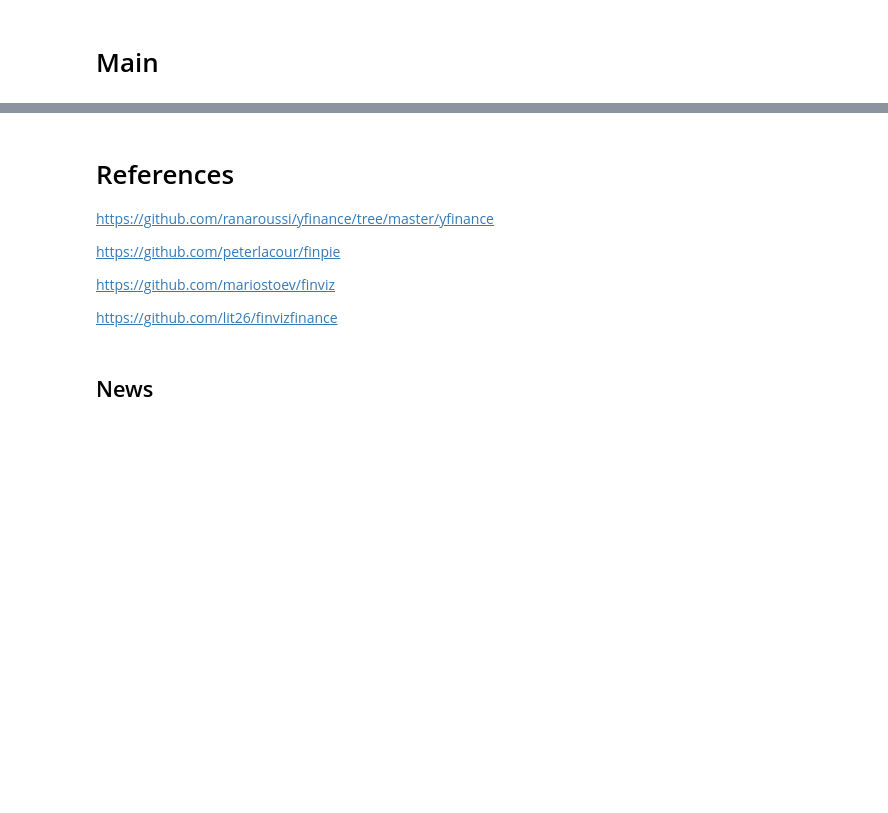
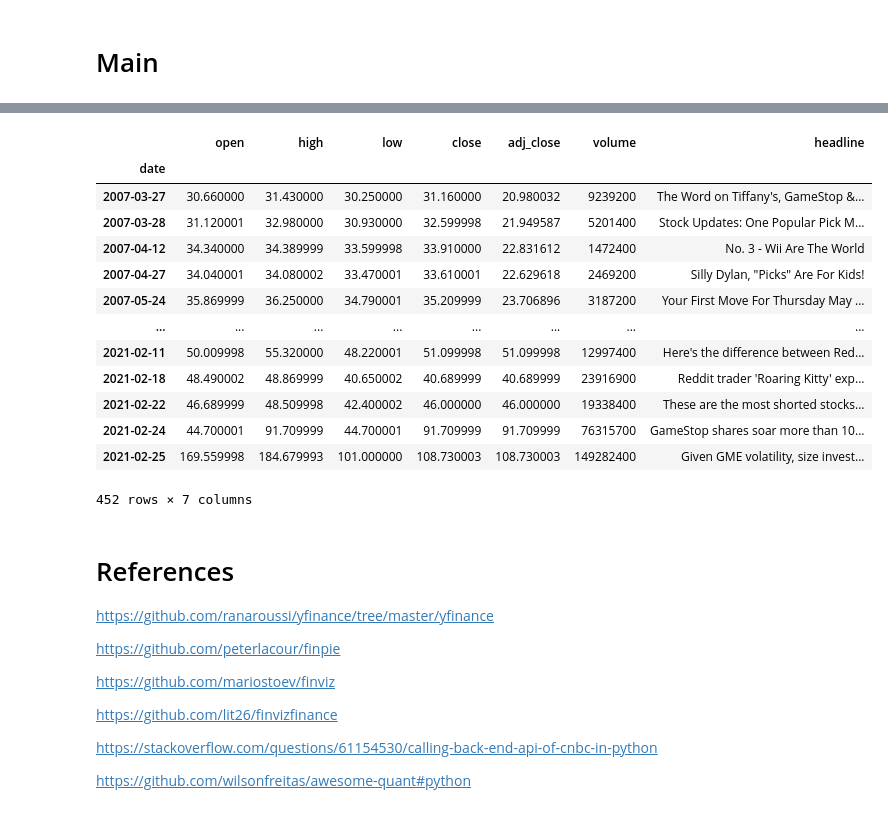
Before and after one commit to vijaylaxmid/cmpe295w-datatribe, a Jupyter notebook: Notebooks/Update_Datasets.ipynb, the cells around one changed output, grey strips where cells are left out. Cells and saved outputs as stored; diff of their text form; code cells hidden in the pictures; blank space fills up the shorter version.

```diff
--- a/Notebooks/Update_Datasets.ipynb
+++ b/Notebooks/Update_Datasets.ipynb
@@ -234,3 +413,22 @@ update_historical_price('PLTR')
+# %%
+combine=combine.dropna()
+# %%
+combine
+# %% [output]
+|  | open | high | low | close | adj_close | volume | headline |
+| date |  |  |  |  |  |  |  |
+| 2007-03-27 | 30.660000 | 31.430000 | 30.250000 | 31.160000 | 20.980032 | 9239200 | The Word on Tiffany's, GameStop &... |
+| 2007-03-28 | 31.120001 | 32.980000 | 30.930000 | 32.599998 | 21.949587 | 5201400 | Stock Updates: One Popular Pick M... |
+| 2007-04-12 | 34.340000 | 34.389999 | 33.599998 | 33.910000 | 22.831612 | 1472400 | No. 3 - Wii Are The World |
+| 2007-04-27 | 34.040001 | 34.080002 | 33.470001 | 33.610001 | 22.629618 | 2469200 | Silly Dylan, "Picks" Are For Kids! |
+| 2007-05-24 | 35.869999 | 36.250000 | 34.790001 | 35.209999 | 23.706896 | 3187200 | Your First Move For Thursday May ... |
+| ... | ... | ... | ... | ... | ... | ... | ... |
+| 2021-02-11 | 50.009998 | 55.320000 | 48.220001 | 51.099998 | 51.099998 | 12997400 | Here's the difference between Red... |
+| 2021-02-18 | 48.490002 | 48.869999 | 40.650002 | 40.689999 | 40.689999 | 23916900 | Reddit trader 'Roaring Kitty' exp... |
+| 2021-02-22 | 46.689999 | 48.509998 | 42.400002 | 46.000000 | 46.000000 | 19338400 | These are the most shorted stocks... |
+| 2021-02-24 | 44.700001 | 91.709999 | 44.700001 | 91.709999 | 91.709999 | 76315700 | GameStop shares soar more than 10... |
+| 2021-02-25 | 169.559998 | 184.679993 | 101.000000 | 108.730003 | 108.730003 | 149282400 | Given GME volatility, size invest... |
+452 rows × 7 columns
 # %% [markdown]
 # References
 
@@ -241,5 +439,7 @@ https://github.com/peterlacour/finpie
 https://github.com/mariostoev/finviz
 
 https://github.com/lit26/finvizfinance
+
+https://stackoverflow.com/questions/61154530/calling-back-end-api-of-cnbc-in-python
+
+https://github.com/wilsonfreitas/awesome-quant#python
-# %% [markdown]
-## News
```
Also changed, not shown: parts of 48 cells of this notebook.
